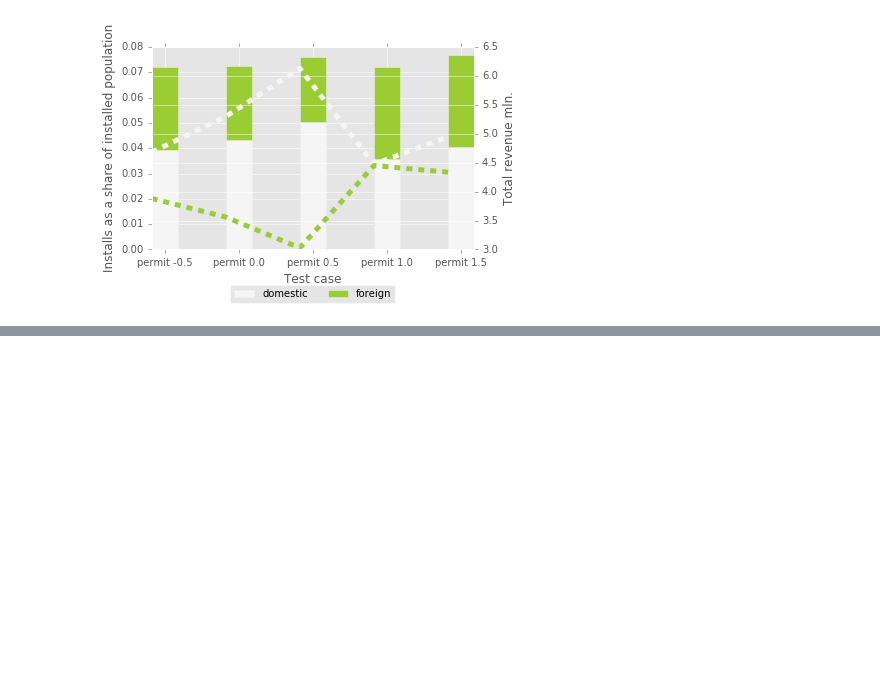
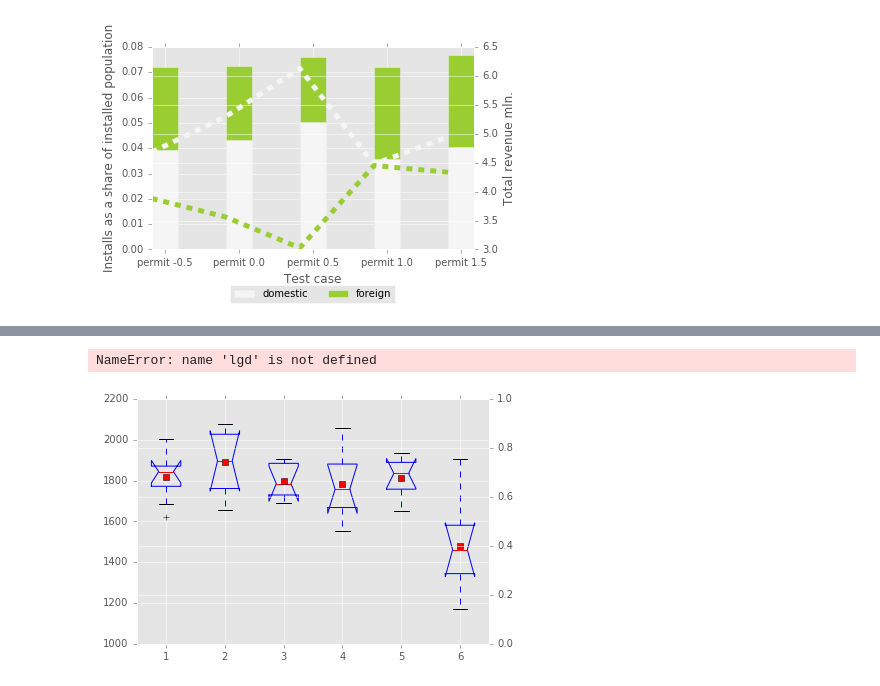
Before and after one commit to wilfeli/solar-model, a Jupyter notebook: Model/ABM-base-model-results-permit-v1.ipynb, the cells around one changed output, grey strips where cells are left out. Saved outputs shown, nothing was run; the diff lists cells and outputs as text; code cells hidden in the pictures; blank space fills up the shorter version.

```diff
--- a/Model/ABM-base-model-results-permit-v1.ipynb
+++ b/Model/ABM-base-model-results-permit-v1.ipynb
@@ -1445,0 +1488,4 @@ a =
+# %%
+dfs_inst = []
+dfs_inst_std = []
+collect_data_for_simulation_runs_from_inst(N_TESTS, dfs_inst, dfs_inst_std)
@@ -1445,0 +1512,18 @@ a =
+# %%
+dfs_agg_inst = []
+df_inst_all = []
+df_inst_mean = []
+
+for i in range(len(dfs_inst)):
+    for df_ in dfs_inst[i]:
+#        print(df_)
+        df_['Count'] = 1
+        grouped = df_.groupby('Origin', sort=False)
+        df_agg = grouped.agg({'Total_price' : np.sum,\
+                 'DC_size' : np.sum, \
+                'Count' : np.sum,
+                             'Price_per_watt': np.average})
+        dfs_agg_inst.append(df_agg)
+
+    df_inst_all.append(pd.concat(dfs_agg_inst))
+    df_inst_mean.append(df_agg.groupby(level=0).mean())
@@ -1445,0 +1553,25 @@ a =
+# %%
+data = np.zeros((8,6))
+for i in range(N_TESTS +1):
+    data[:,i]=df_inst_all[-1].at['Domestic', 'Count'][i*N_SEEDS:(i+1)*N_SEEDS] + df_inst_all[-1].at['Import', 'Count'][i*N_SEEDS:(i+1)*N_SEEDS]
+# %%
+#number of dropouts as stacked bars
+data_mode = 'permit_bm_'
+test_mode = 'installs_origin'
+fig, axes_ = plt.subplots(nrows=1, ncols=1)
+fig.subplots_adjust(bottom=0.25)
+
+#if ncols = 1  - transform into list
+par1 = axes_.twinx()
+axes = [axes_, par1]
+
+
+axes[0].boxplot(data, list('ABCDE'), showmeans=True, showbox=True)
+
+
+plt.tight_layout()
+plt.savefig('Simulation_results_' + data_mode + test_mode + '_Jul29' + '.png', dpi=300, bbox_extra_artists=(lgd,), bbox_inches='tight')
+plt.show()
+# %% [output]
+NameError: name 'lgd' is not defined
+[figure, added]
```
Also changed, not shown: parts of 7 cells of this notebook, 11 other files.
